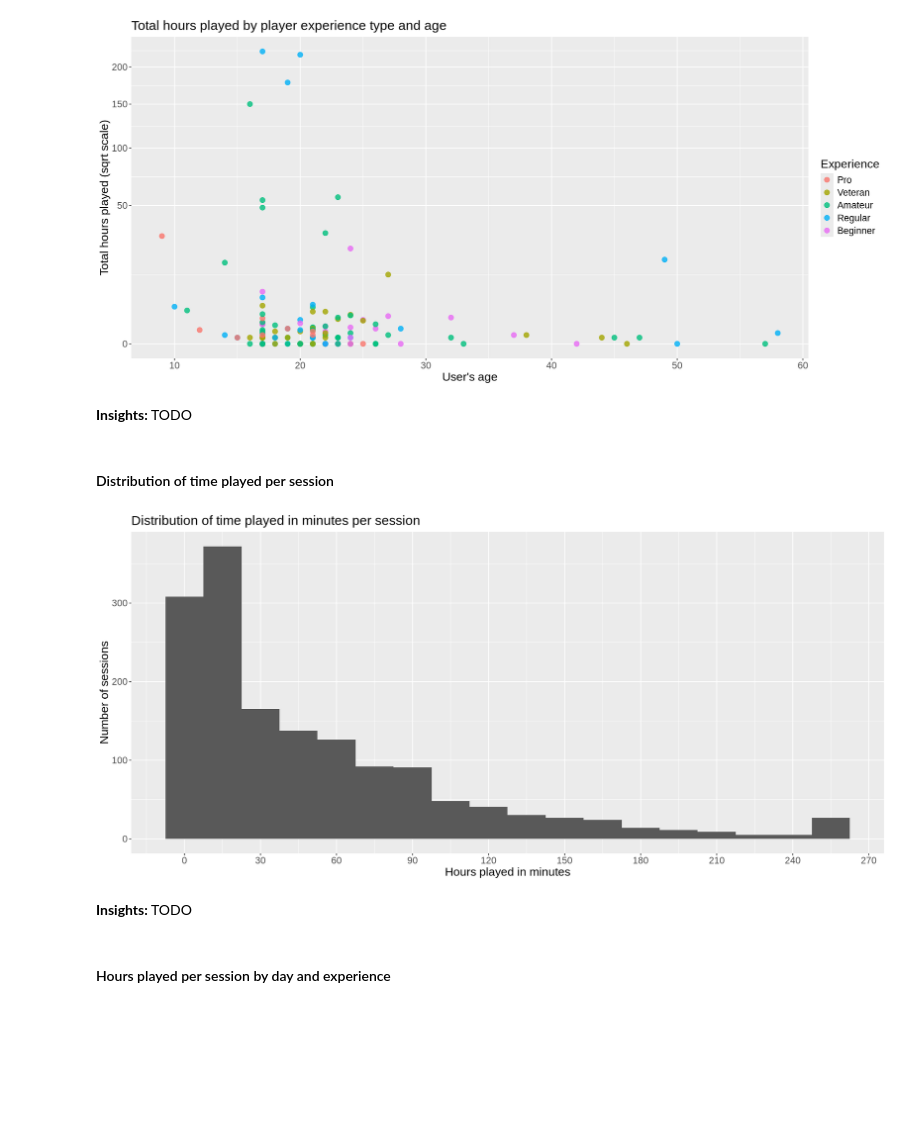
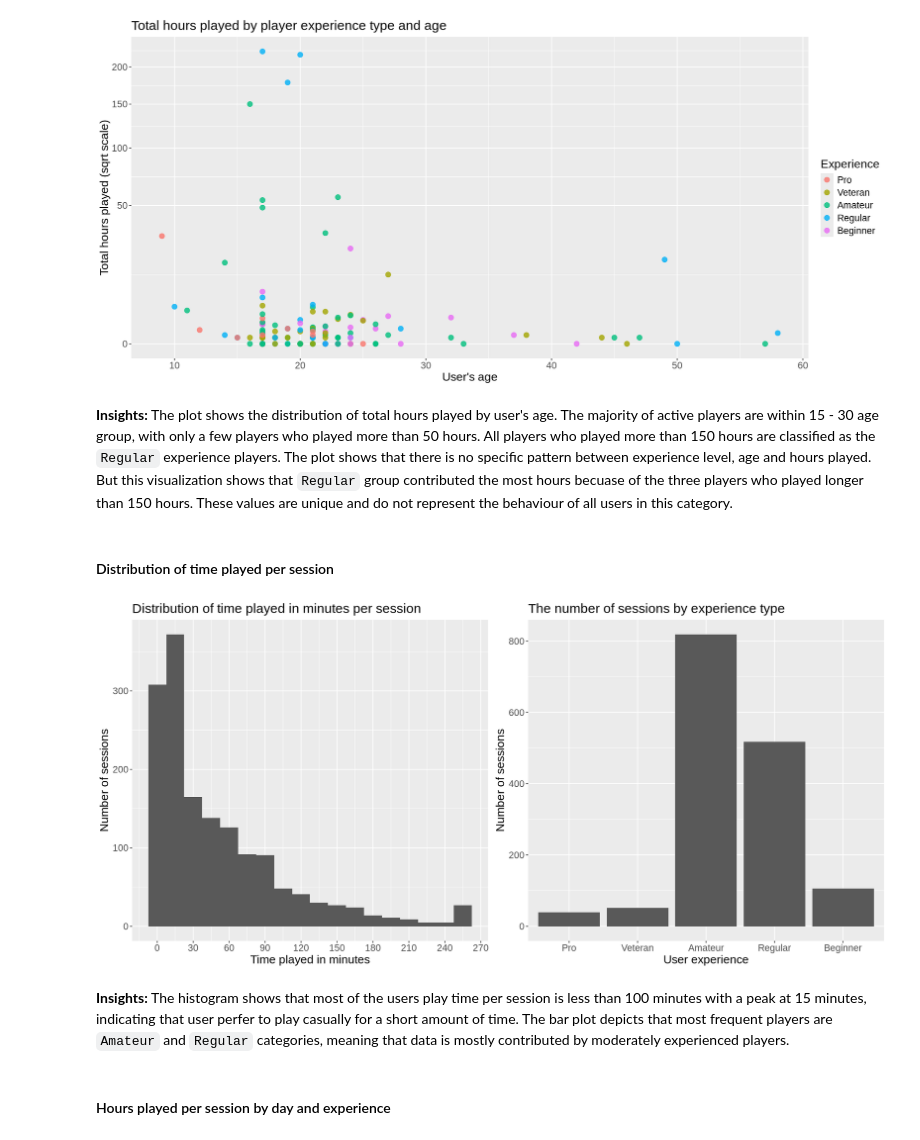
Before and after one commit to ALagodzinska/Group26-FinalReport, a Jupyter notebook: Report.ipynb, the cells around one changed output. Cells and saved outputs as stored; diff of their text form; code cells hidden in the pictures; blank space fills up the shorter version.

Commit message:
Added visualization descriptions

```diff
--- a/Report.ipynb
+++ b/Report.ipynb
@@ -394,24 +402,32 @@ hours_played_age_experience_plot
 # %% [output]
 [figure]
 # %% [markdown]
-**Insights:** TODO
+**Insights:** The plot shows the distribution of total hours played by user's age. The majority of active players are within 15 - 30 age group, with only a few players who played more than 50 hours. All players who played more than 150 hours are classified as the `Regular` experience players. The plot shows that there is no specific pattern between experience level, age and hours played. But this visualization shows that `Regular` group contributed the most hours becuase of the three players who played longer than 150 hours. These values are unique and do not represent the behaviour of all users in this category.
 # %% [markdown]
 #### Distribution of time played per session
 # %%
+# Creating a histogramm that shows the distribution of playtime per session in minutes.
 minute_session_plot <- sessions_joined |>
     ggplot(aes(x = playtime_in_minutes)) +
     geom_histogram(binwidth = 15) +
     scale_x_continuous(breaks = seq(0, 280,by = 30)) +
-    labs(x = "Hours played in minutes", y = "Number of sessions") +
+    labs(x = "Time played in minutes", y = "Number of sessions") +
     ggtitle("Distribution of time played in minutes per session") +
     theme(text = element_text(size = 16), plot.title = element_text(size = 18))
 
+# Creating a plot that shows the number of sessions across different experience categories.
+count_by_session_plot <- sessions_joined |>
+    ggplot(aes(x = experience)) +
+    geom_bar(stat = "count") +
+    labs(x = "User experience", y = "Number of sessions") +
+    ggtitle("The number of sessions by experience type") +
+    theme(text = element_text(size = 16), plot.title = element_text(size = 18))
 
-minute_session_plot
+plot_grid(minute_session_plot , count_by_session_plot, nrow = 1)
 # %% [output]
-[figure, old version]
+[figure, new version]
 # %% [markdown]
-**Insights:** TODO
+**Insights:** The histogram shows that most of the users play time per session is less than 100 minutes with a peak at 15 minutes, indicating that user perfer to play casually for a short amount of time. The bar plot depicts that most frequent players are `Amateur` and `Regular` categories, meaning that data is mostly contributed by moderately experienced players.
 # %% [markdown]
 #### Hours played per session by day and experience
 # %%
```
Also changed, not shown: parts of 7 cells of this notebook.
